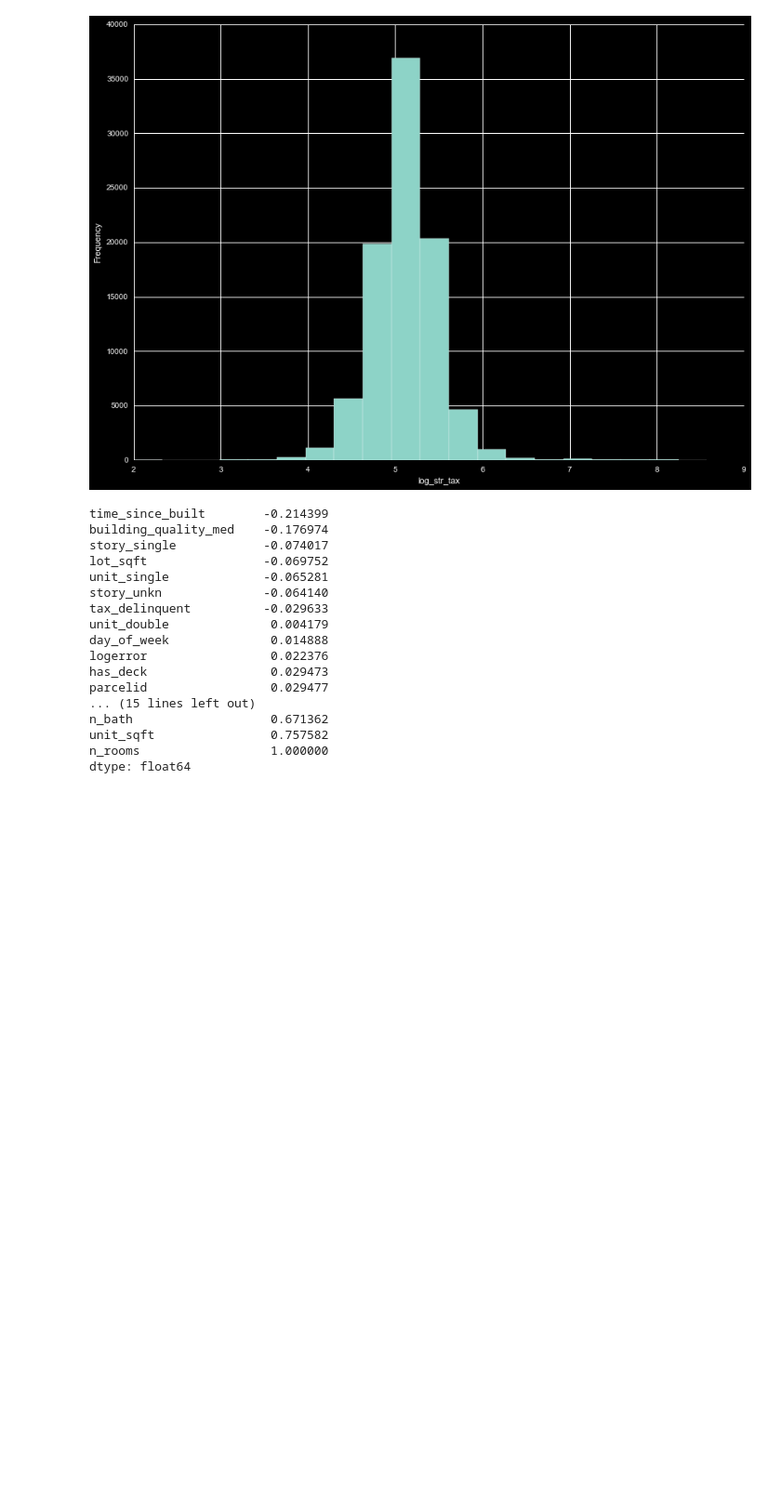
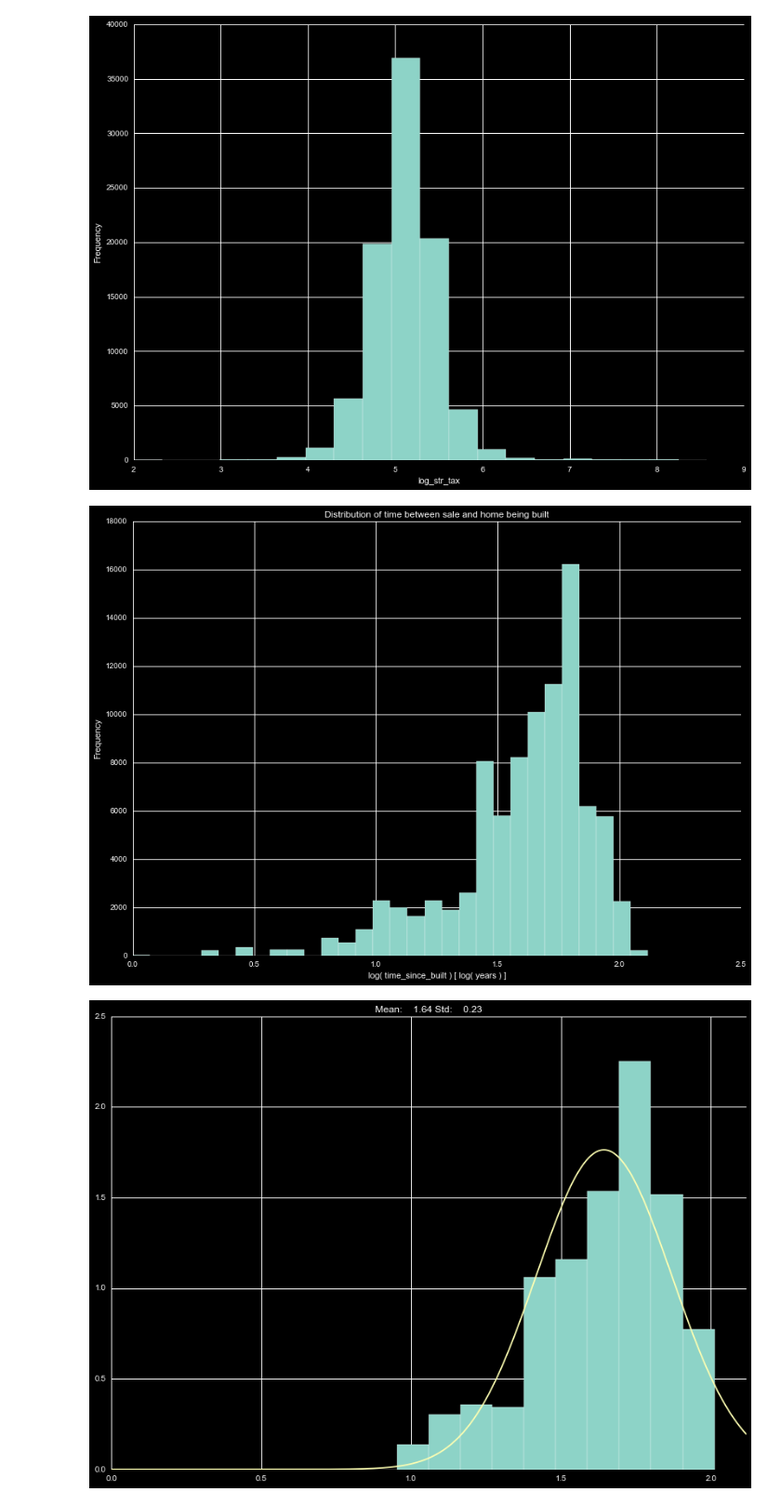
Before and after one commit to markertsean/zillow, a Jupyter notebook: normalization.ipynb, the cells around one changed output. Shown at 93% size. Saved outputs shown, nothing was run; the diff lists cells and outputs as text; code cells hidden in the pictures; blank space fills up the shorter version.

Commit message:
Performed normalization on the datasets, including generating a PCA for taxes. Next step will be implementing learning.

```diff
--- a/normalization.ipynb
+++ b/normalization.ipynb
@@ -35,6 +35,8 @@ my_df['transactiondate' ] =   pd.to_datetime  ( my_df['transactiondate'] )
 my_df['time_since_built'] = ( pd.DatetimeIndex( my_df['transactiondate'] ).year - my_df['yearbuilt'] )
 my_df['ordinal_date'    ] =  [x.toordinal() for x in my_df['transactiondate']]
 my_df['day_of_week'     ] = ( my_df['ordinal_date'] - my_df['ordinal_date'].min() + 2 ) % 7
+
+my_df['time_since_built'] = my_df['time_since_built'].fillna( my_df['time_since_built'].median() )
 
 my_df = my_df.drop( ['yearbuilt'], axis=1 )
 
@@ -62,7 +64,7 @@ my_df['has_pool' ] = 0
 my_df['pool_sqft'] = 0
 
 my_df['has_spa'  ] = my_df['pooltypeid10'].fillna(0).astype(int)
-my_df['pool_sqft'] = my_df['poolsizesum' ]
+my_df['pool_sqft'] = my_df['poolsizesum' ].fillna(0)
 my_df['has_pool' ] =(my_df['poolsizesum' ] > 0).astype(int)
 
 my_df = my_df.drop( ['pooltypeid10','poolsizesum'], axis=1 )
@@ -73,7 +75,7 @@ my_df = my_df.drop( ['pooltypeid10','poolsizesum'], axis=1 )
 # Save the sqft in better variables
 
 my_df['unit_sqft'] = my_df['finishedsquarefeet12']
-my_df[ 'lot_sqft'] = my_df['lotsizesquarefeet'   ]
+my_df[ 'lot_sqft'] = my_df['lotsizesquarefeet'   ].fillna( my_df['lotsizesquarefeet'].median() )
 
 my_df = my_df.drop( ['finishedsquarefeet12', 'lotsizesquarefeet'], axis=1 )
 
@@ -278,15 +280,16 @@ my_df['structuretaxvaluedollarcnt'] = 10**my_df['log_str_tax']
 my_df['n_bath'] = reg_num_bath( my_df )
 
 
+# Final steps
 
-# Unit sqft can be found by regrssion with n_bath and log_str_tax
+my_df['n_rooms'] = my_df['roomcnt']
+
 
 def reg_unit_sqft( inp_df ):
 
 
     # Only things we need for regression
     foo = inp_df[['unit_sqft','n_bath','log_str_tax']].copy()
-
 
     foo['unit_sqft'] = np.log10( foo['unit_sqft'] +1 )
 
@@ -309,9 +312,6 @@ def reg_unit_sqft( inp_df ):
 
 my_df['unit_sqft'] = reg_unit_sqft( my_df )
 
-
-
-# Fills in n_rooms by more interpolation
 
 def reg_rooms( inp_df ):
 
@@ -346,17 +346,13 @@ def reg_rooms( inp_df ):
     # if n_rooms-6.5 <= diff, n_rooms-6.5 <= n_rooms-n_bath
     foo.ix[ foo['n_rooms']-6.5 > foo['diff'], 'n_rooms' ] = ( foo.loc[ foo['n_rooms']-6.5 > foo['diff'] ]['n_rooms']-6.5 ).round()
 
+    foo.ix[ foo['n_rooms']<0, 'n_rooms' ] = foo.ix[ foo['n_rooms']>0, 'n_rooms' ].min()
+
     return foo['n_rooms']
 
-my_df['n_rooms'] = my_df['roomcnt']
 my_df['n_rooms'] = reg_rooms( my_df )
 
 
-
-
-
-# Final steps
-
 my_df = my_df.drop( ['calculatedbathnbr', 'structuretaxvaluedollarcnt', 'taxvaluedollarcnt',
                      'landtaxvaluedollarcnt', 'taxamount', 'roomcnt', 'transactiondate', 'ordinal_date' ], axis=1 )
 # %% [output]
@@ -415,23 +411,21 @@ for item in cont_vars:
 [figure]
 [figure]
 [figure]
-# %%
-my_df.loc[ my_df['n_rooms']>0 ].corrwith( my_df.loc[ my_df['n_rooms']>0 ]['n_rooms'] ).sort_values()
-# %% [output]
-time_since_built        -0.214399
-building_quality_med    -0.176974
-story_single            -0.074017
-lot_sqft                -0.069752
-unit_single             -0.065281
-story_unkn              -0.064140
-tax_delinquent          -0.029633
-unit_double              0.004179
-day_of_week              0.014888
-logerror                 0.022376
-has_deck                 0.029473
-parcelid                 0.029477
-... (15 lines left out)
-n_bath                   0.671362
-unit_sqft                0.757582
-n_rooms                  1.000000
-dtype: float64
+# %%
+# Age
+
+var_name = 'time_since_built'
+
+np.log10( my_df[var_name] ).plot.hist( bins=30 )
+plt.xlabel( 'log( '+var_name+' ) [ log( years ) ]' )
+plt.title( 'Distribution of time between sale and home being built' )
+plt.show()
+
+my_df['log_age'] = np.log10( my_df[ var_name ] )
+
+my_df['log_age_scaled'] = rv.smart_scale( my_df, column='log_age', n_sigma=2.0, show_final=True, curve_boost=5e4 )
+
+my_df = my_df.drop( ['time_since_built','log_age'], axis=1 )
+# %% [output]
+[figure, added]
+[figure, added]
```
Also changed, not shown: parts of 15 cells of this notebook.
